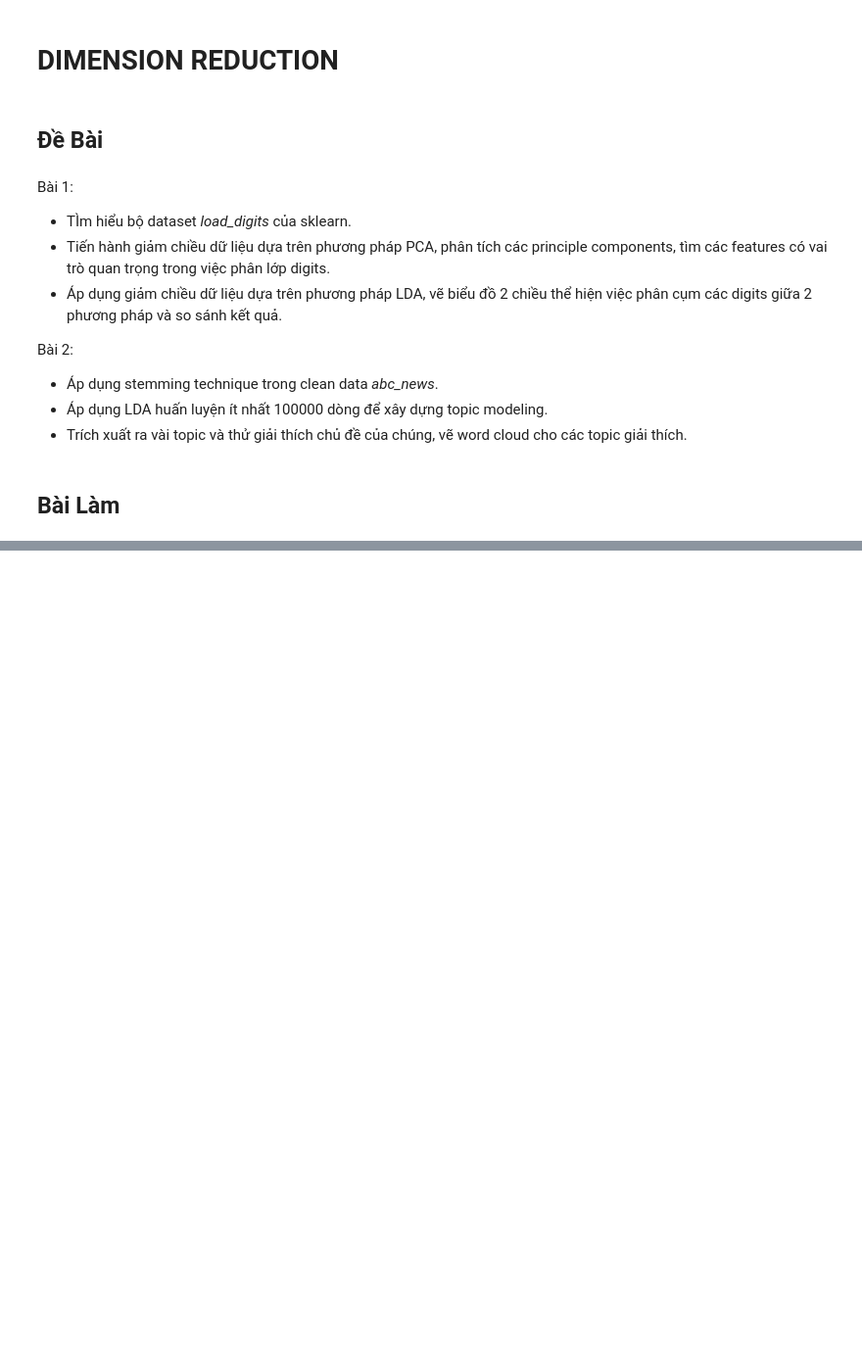
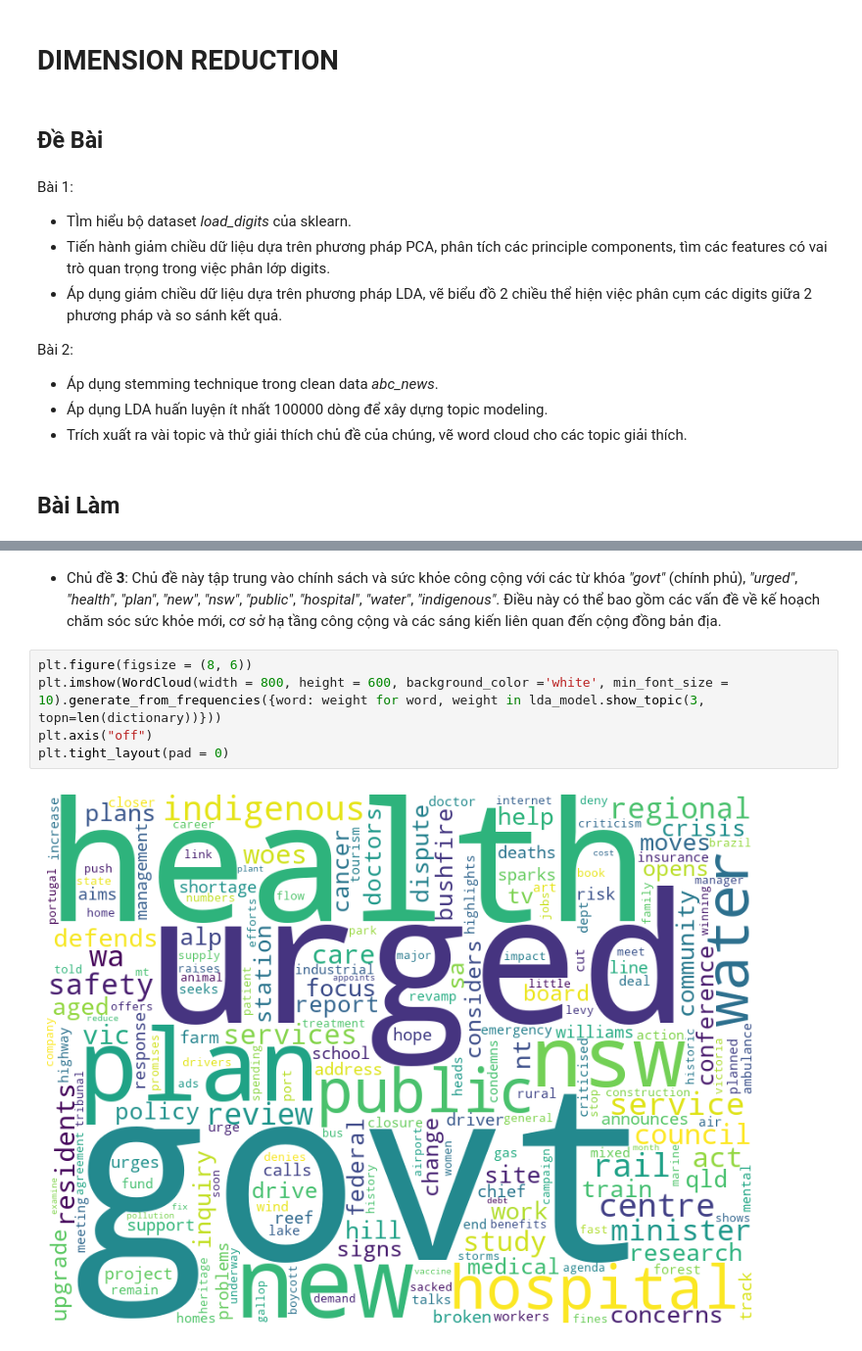
Before and after one commit to Tynab/Dimension-Reduction, a Jupyter notebook: ML03_BaiTap12_An.ipynb, the cells around one changed output, grey strips where cells are left out. Shown at 98% size. Cells and saved outputs as stored; diff of their text form; blank space fills up the shorter version.

```diff
--- a/ML03_BaiTap12_An.ipynb
+++ b/ML03_BaiTap12_An.ipynb
@@ -56,0 +150,9 @@ ax[1].legend()
+# %% [markdown]
+- Chủ đề **3**: Chủ đề này tập trung vào chính sách và sức khỏe công cộng với các từ khóa *"govt"* (chính phủ), *"urged"*, *"health"*, *"plan"*, *"new"*, *"nsw"*, *"public"*, *"hospital"*, *"water"*, *"indigenous"*. Điều này có thể bao gồm các vấn đề về kế hoạch chăm sóc sức khỏe mới, cơ sở hạ tầng công cộng và các sáng kiến liên quan đến cộng đồng bản địa.
+# %%
+plt.figure(figsize = (8, 6))
+plt.imshow(WordCloud(width = 800, height = 600, background_color ='white', min_font_size = 10).generate_from_frequencies({word: weight for word, weight in lda_model.show_topic(3, topn=len(dictionary))}))
+plt.axis("off")
+plt.tight_layout(pad = 0)
+# %% [output]
+[figure, added]
```
Also changed, not shown: parts of 25 cells of this notebook, 1 other file.
